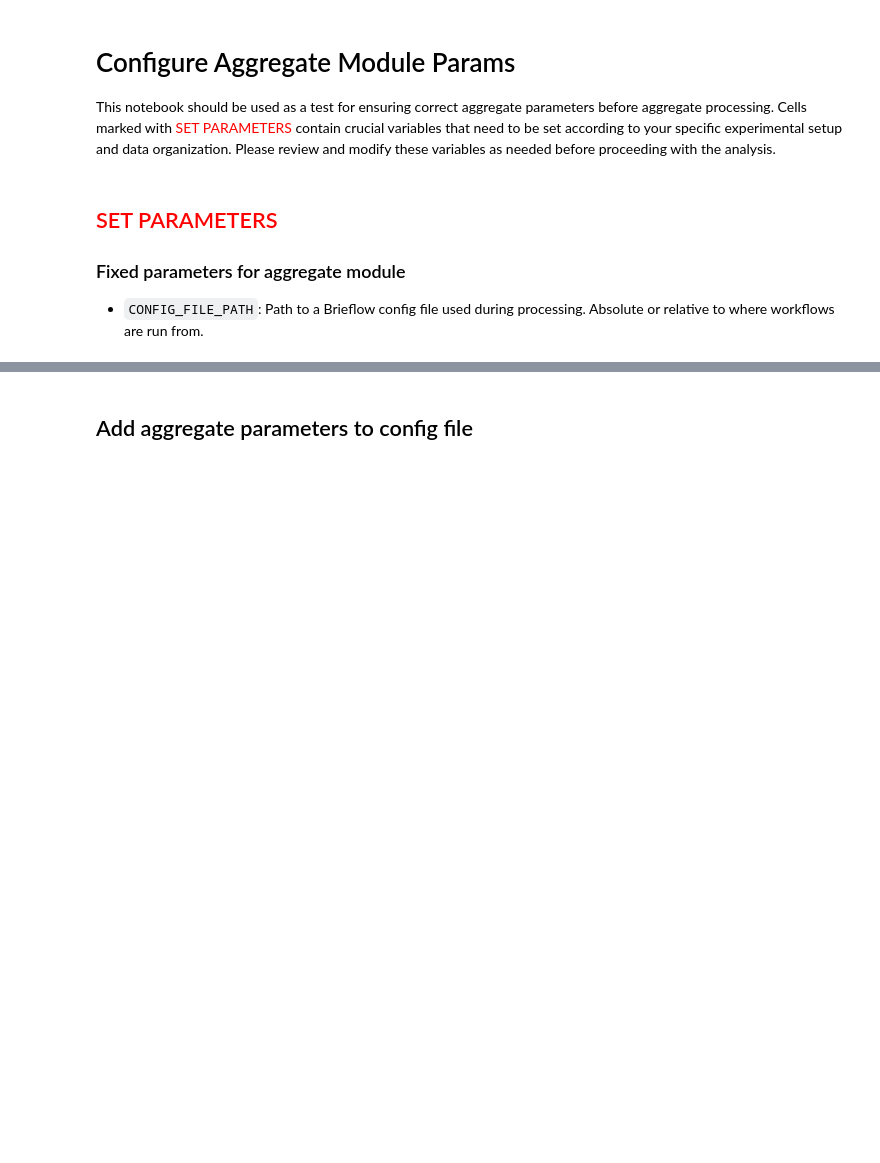
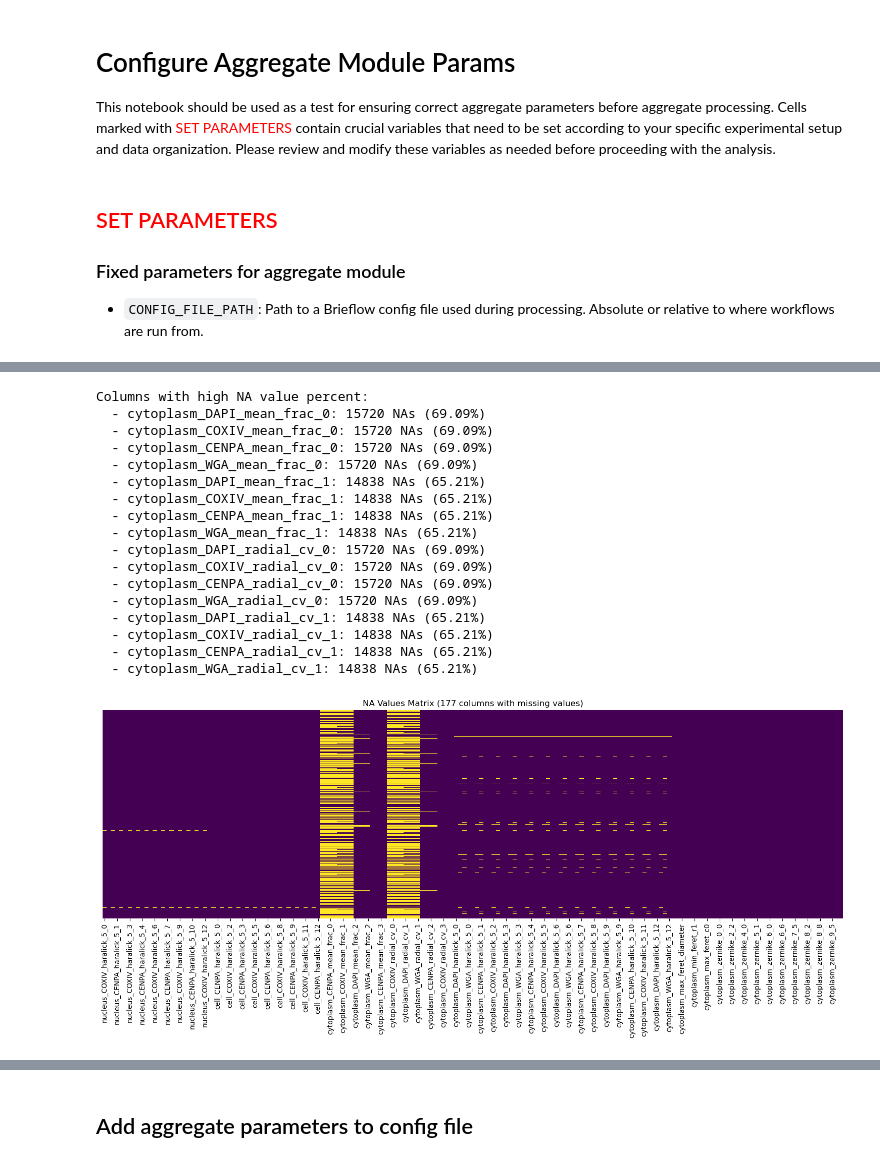
Before and after one commit to cheeseman-lab/brieflow-analysis, a Jupyter notebook: analysis/7.configure_aggregate_params.ipynb, the cells around one changed output, grey strips where cells are left out. Drawn from its saved outputs; the diff is of its cells as text; code cells hidden in the pictures; blank space fills up the shorter version.

Commit message:
cleaner aggregate notebook

```diff
--- a/analysis/7.configure_aggregate_params.ipynb
+++ b/analysis/7.configure_aggregate_params.ipynb
@@ -43,9 +46,6 @@ from lib.shared.configuration_utils import CONFIG_FILE_HEADER
 # %%
 TEST_PLATE = 1
-TEST_WELL = "A2"
-
-POPULATION_FEATURE = "gene_symbol_0"
-FILTER_SINGLE_GENE = False
+TEST_WELL = "A1"
 # %%
 # load config file and determine root path
 with open(CONFIG_FILE_PATH, "r") as config_file:
@@ -60,12 +60,10 @@ merge_final_fp = (
     / "parquets"
     / get_filename({"plate": TEST_PLATE, "well": TEST_WELL}, "merge_final", "parquet")
 )
-merge_final = load_parquet_subset(merge_final_fp)
-print(f"Unique populations: {merge_final[POPULATION_FEATURE].nunique()}")
+cell_data = load_parquet_subset(merge_final_fp, n_rows=50000)
+display(cell_data)
 
-# Remove unassigned cells
-clean_df = clean_cell_data(
-    merge_final, POPULATION_FEATURE, filter_single_gene=FILTER_SINGLE_GENE
-)
-print(f"Loaded {len(merge_final)} cells with {len(merge_final.columns)} features")
+print("First 20 columns; use to set parameters below.")
+for index, col in enumerate(cell_data.columns[:20]):
+    print(index, col)
 # %% [output]
@@ -76,0 +109,10 @@ Loaded 50000 cells with 1684 features
+# %%
+PERTURBATION_NAME_COL = "gene_symbol_0"
+PERTURBATION_MULTI_COL = "mapped_single_gene"
+FILTER_SINGLE_PERT = False
+
+perturbation_filtered = perturbation_filter(
+    cell_data, PERTURBATION_NAME_COL, PERTURBATION_MULTI_COL, FILTER_SINGLE_PERT
+)
+print(f"Unique populations: {perturbation_filtered[PERTURBATION_NAME_COL].nunique()}")
+perturbation_filtered
@@ -76,0 +143,22 @@ Loaded 50000 cells with 1684 features
+# %%
+fig = visualize_nas(perturbation_filtered)
+plt.show()
+# %% [output]
+Columns with high NA value percent:
+  - cytoplasm_DAPI_mean_frac_0: 15720 NAs (69.09%)
+  - cytoplasm_COXIV_mean_frac_0: 15720 NAs (69.09%)
+  - cytoplasm_CENPA_mean_frac_0: 15720 NAs (69.09%)
+  - cytoplasm_WGA_mean_frac_0: 15720 NAs (69.09%)
+  - cytoplasm_DAPI_mean_frac_1: 14838 NAs (65.21%)
+  - cytoplasm_COXIV_mean_frac_1: 14838 NAs (65.21%)
+  - cytoplasm_CENPA_mean_frac_1: 14838 NAs (65.21%)
+  - cytoplasm_WGA_mean_frac_1: 14838 NAs (65.21%)
+  - cytoplasm_DAPI_radial_cv_0: 15720 NAs (69.09%)
+  - cytoplasm_COXIV_radial_cv_0: 15720 NAs (69.09%)
+  - cytoplasm_CENPA_radial_cv_0: 15720 NAs (69.09%)
+  - cytoplasm_WGA_radial_cv_0: 15720 NAs (69.09%)
+  - cytoplasm_DAPI_radial_cv_1: 14838 NAs (65.21%)
+  - cytoplasm_COXIV_radial_cv_1: 14838 NAs (65.21%)
+  - cytoplasm_CENPA_radial_cv_1: 14838 NAs (65.21%)
+  - cytoplasm_WGA_radial_cv_1: 14838 NAs (65.21%)
+[figure, added]
```
Also changed, not shown: parts of 15 cells of this notebook, 1 other file.
